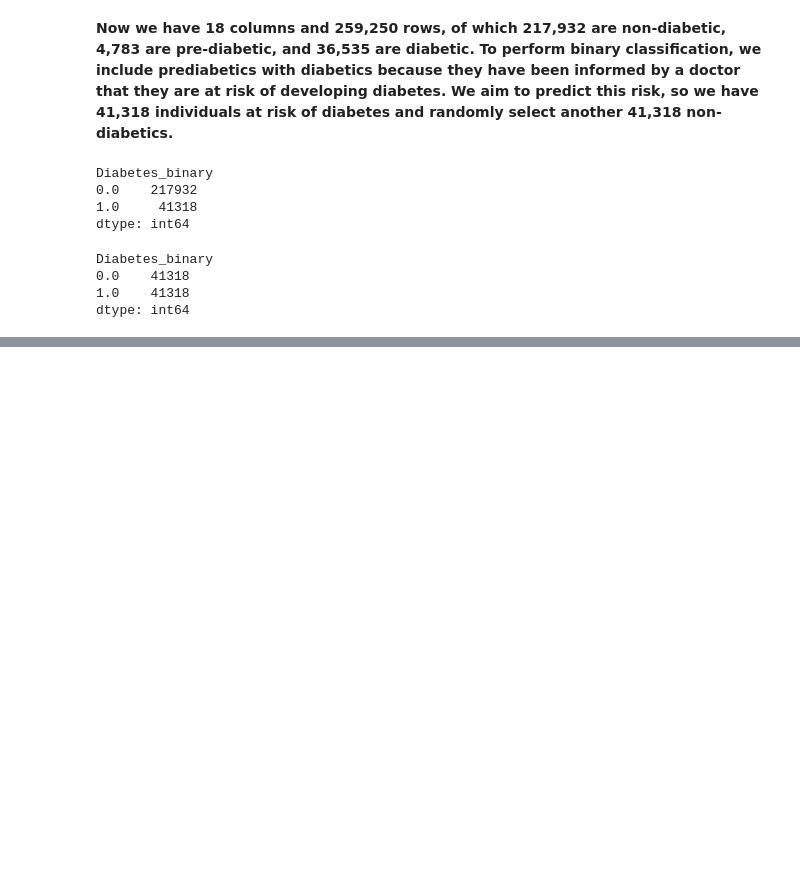
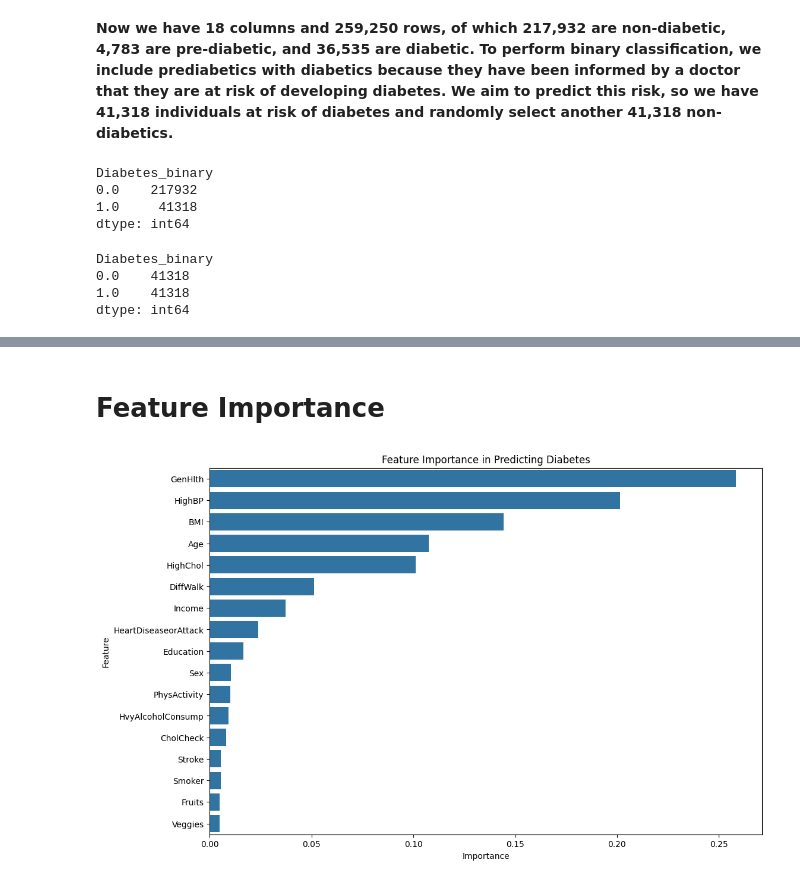
Before and after one commit to bolfosu/diabetes_risk_factors, a Jupyter notebook: diabetes_risk_factors.ipynb, the cells around one changed output, grey strips where cells are left out. Cells and saved outputs as stored; diff of their text form; code cells hidden in the pictures; blank space fills up the shorter version.

```diff
--- a/diabetes_risk_factors.ipynb
+++ b/diabetes_risk_factors.ipynb
@@ -327,0 +363,19 @@ brfss_binary.to_csv('diabetes_binary_health_indicators.csv', sep=",", index=Fals
+# %%
+# KNeighborsClassifier
+knn = KNeighborsClassifier()
+knn_params = {'n_neighbors': [3, 5, 7, 9], 'weights': ['uniform', 'distance']}
+
+# LogisticRegression
+logreg = LogisticRegression(solver='liblinear')
+logreg_params = {'C': [0.01, 0.1, 1, 10, 100]}
+
+# RandomForestClassifier
+rf = RandomForestClassifier()
+rf_params = {'n_estimators': [50, 100, 200], 'max_depth': [None, 10, 20, 30]}
+
+# DecisionTreeClassifier
+dt = DecisionTreeClassifier()
+dt_params = {'max_depth': [None, 10, 20, 30], 'min_samples_split': [2, 10, 20]}
+
+# GaussianNB
+nb = GaussianNB()
@@ -327,0 +472,30 @@ brfss_binary.to_csv('diabetes_binary_health_indicators.csv', sep=",", index=Fals
+# %% [markdown]
+# Feature Importance
+# %%
+import matplotlib.pyplot as plt
+import seaborn as sns
+# Train the RandomForestClassifier
+rf = RandomForestClassifier(n_estimators=200, max_depth=10)
+rf.fit(X_train, y_train)
+
+# Get feature importances
+importances = rf.feature_importances_
+
+# Create a DataFrame for better visualization
+feature_importance_df = pd.DataFrame({
+    'Feature': X.columns,
+    'Importance': importances
+})
+
+# Sort the DataFrame by importance
+feature_importance_df = feature_importance_df.sort_values(by='Importance', ascending=False)
+
+# Plot feature importance
+plt.figure(figsize=(12, 8))
+sns.barplot(x='Importance', y='Feature', data=feature_importance_df)
+plt.title('Feature Importance in Predicting Diabetes')
+plt.xlabel('Importance')
+plt.ylabel('Feature')
+plt.show()
+# %% [output]
+[figure, added]
```
Also changed, not shown: parts of 11 cells of this notebook.
